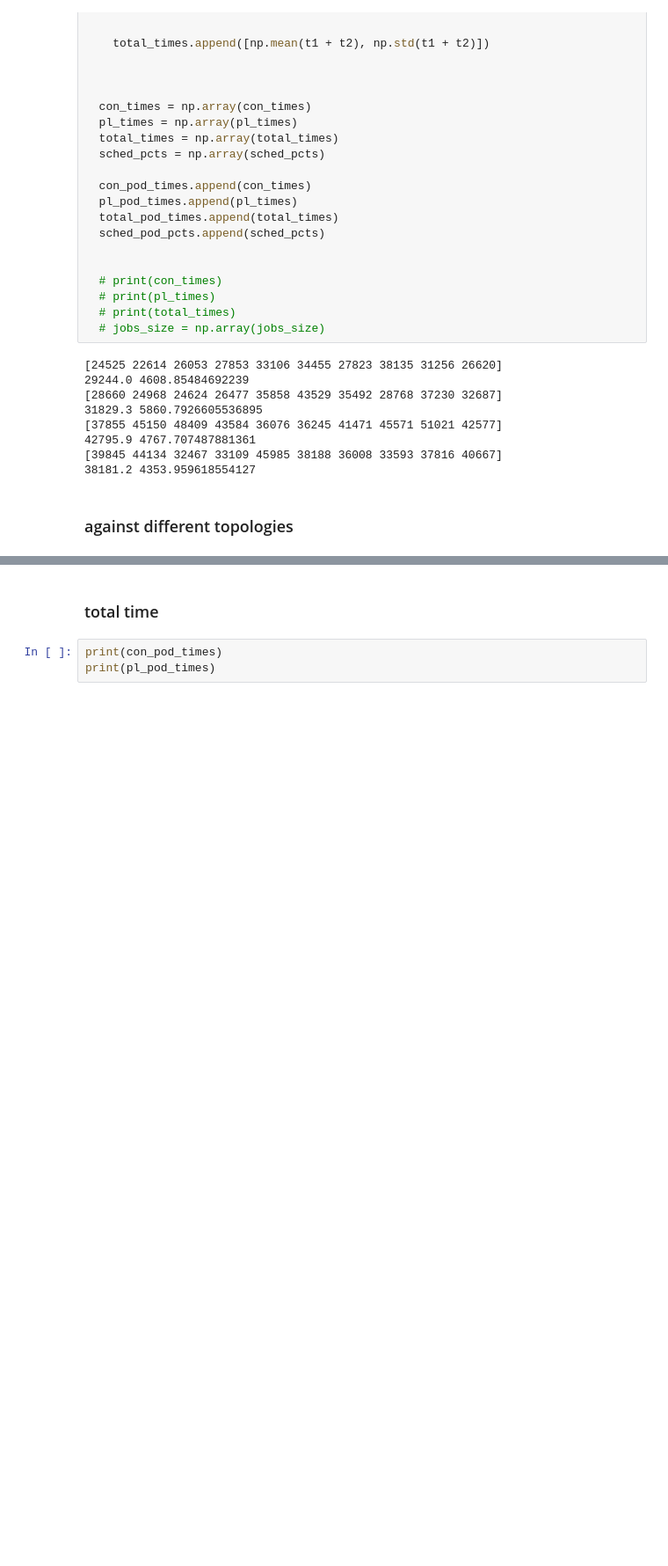
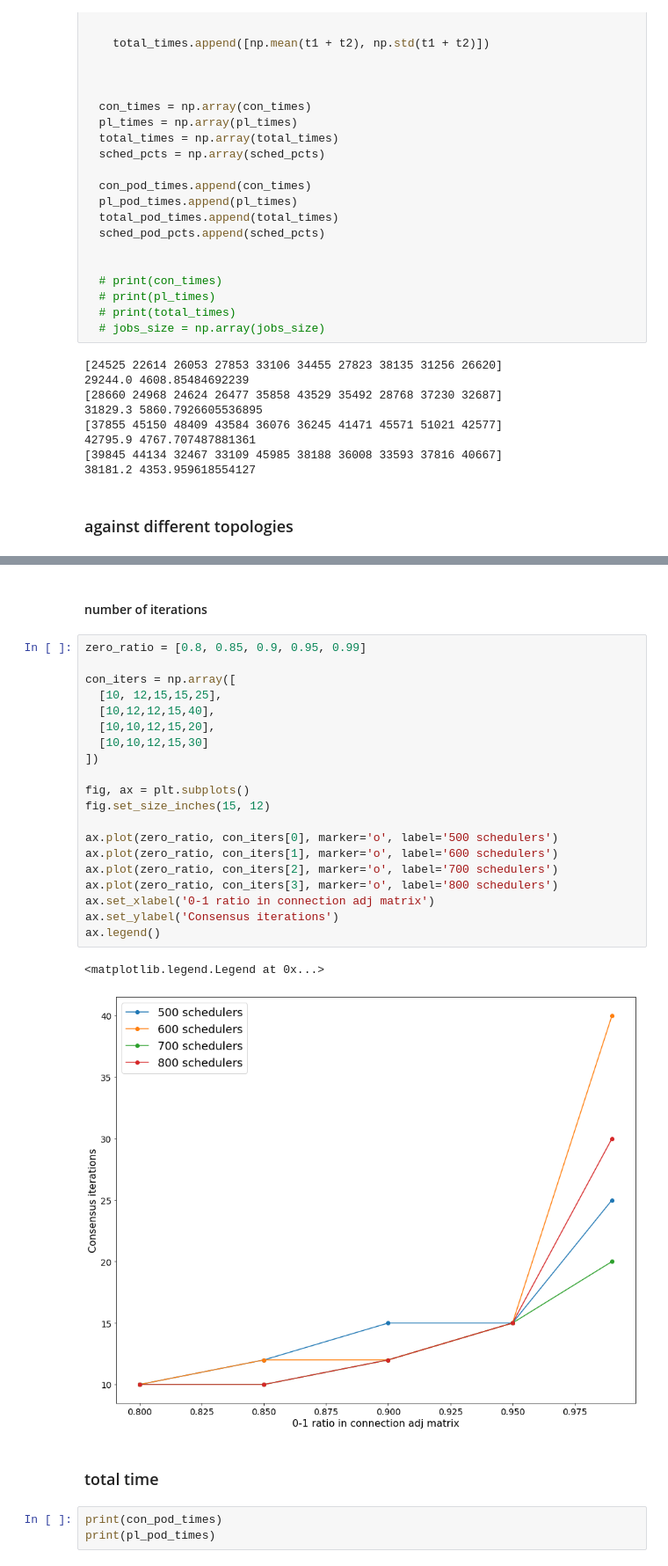
Before and after one commit to Vincent-lau/hyperion, a Jupyter notebook: measure/plotmetrics.ipynb, the cells around one changed output, grey strips where cells are left out. Shown at 88% size. Saved outputs shown, nothing was run; the diff lists cells and outputs as text; blank space fills up the shorter version.

```diff
--- a/measure/plotmetrics.ipynb
+++ b/measure/plotmetrics.ipynb
@@ -1238,3 +1262,28 @@ Text(0, 0.5, 'Latency (us)')
+# %% [markdown]
+#### number of iterations
+# %%
+zero_ratio = [0.8, 0.85, 0.9, 0.95, 0.99]
+
+con_iters = np.array([
+  [10, 12,15,15,25],
+  [10,12,12,15,40],
+  [10,10,12,15,20],
+  [10,10,12,15,30]
+])
+
+fig, ax = plt.subplots()
+fig.set_size_inches(15, 12)
+
+ax.plot(zero_ratio, con_iters[0], marker='o', label='500 schedulers')
+ax.plot(zero_ratio, con_iters[1], marker='o', label='600 schedulers')
+ax.plot(zero_ratio, con_iters[2], marker='o', label='700 schedulers')
+ax.plot(zero_ratio, con_iters[3], marker='o', label='800 schedulers')
+ax.set_xlabel('0-1 ratio in connection adj matrix')
+ax.set_ylabel('Consensus iterations')
+ax.legend()
+# %% [output]
+<matplotlib.legend.Legend at 0x...>
+[figure, added]
 # %% [markdown]
 ### total time
 # %%
```
Also changed, not shown: parts of 10 cells of this notebook.
